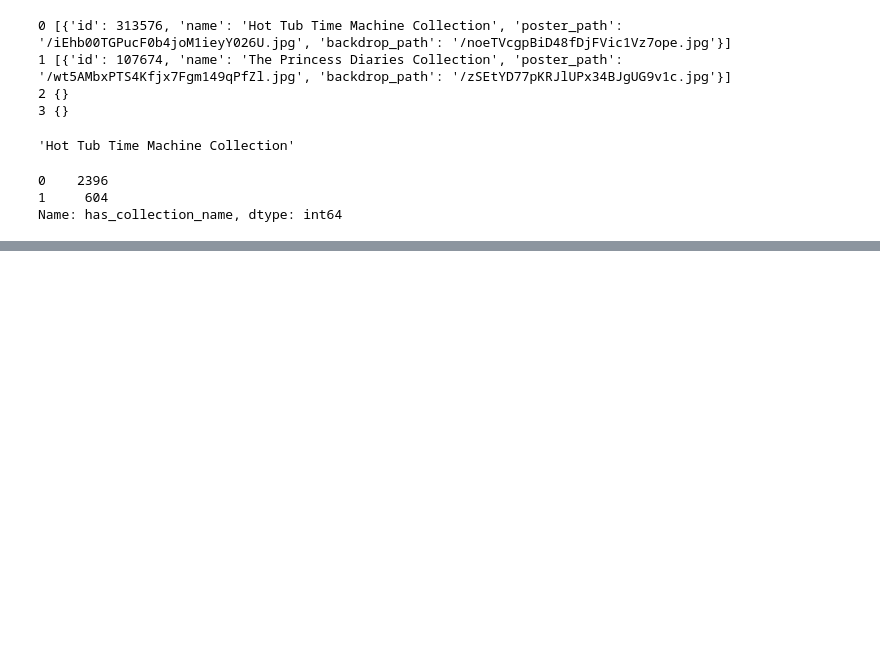
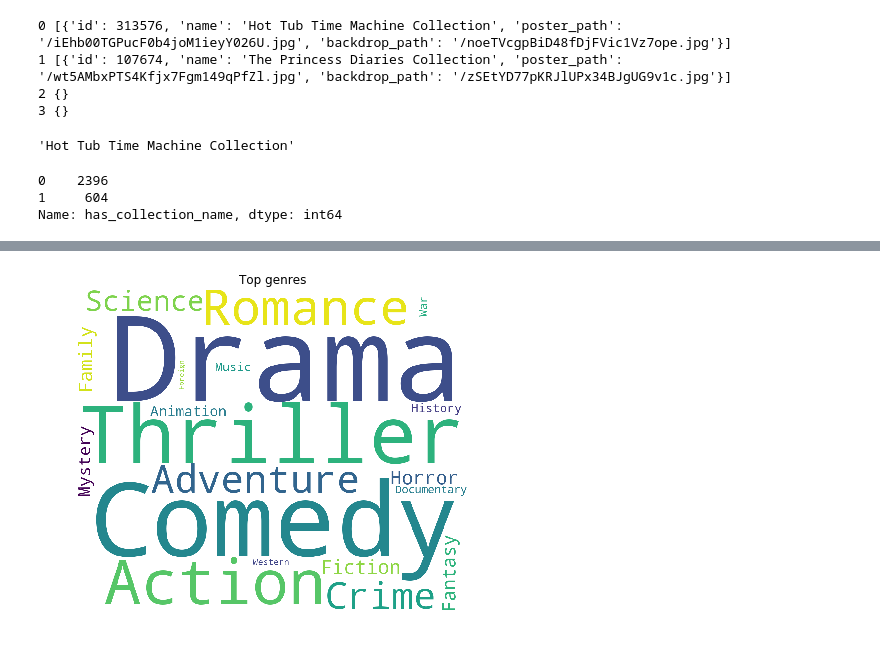
Before and after one commit to Deepesh87/TMDB-Box-Office-Prediction, a Jupyter notebook: Box_Office.ipynb, the cells around one changed output, grey strips where cells are left out. Drawn from its saved outputs; the diff is of its cells as text; code cells hidden in the pictures; blank space fills up the shorter version.

```diff
--- a/Box_Office.ipynb
+++ b/Box_Office.ipynb
@@ -103,0 +152,12 @@ test.drop('belongs_to_collection',axis=1,inplace=True)
+# %%
+list_of_genres_test=[i for i in test['genres']]
+plt.figure(figsize = (10, 6))
+text = ' '.join([i for j in list_of_genres_test for i in j])
+wordcloud = WordCloud(max_font_size=None, background_color='white', collocations=False,
+                      width=1200, height=1000).generate(text)
+plt.imshow(wordcloud)
+plt.title('Top genres')
+plt.axis("off")
+plt.show()
+# %% [output]
+[figure, added]
```
Also changed, not shown: parts of 18 cells of this notebook, 1 other file.
